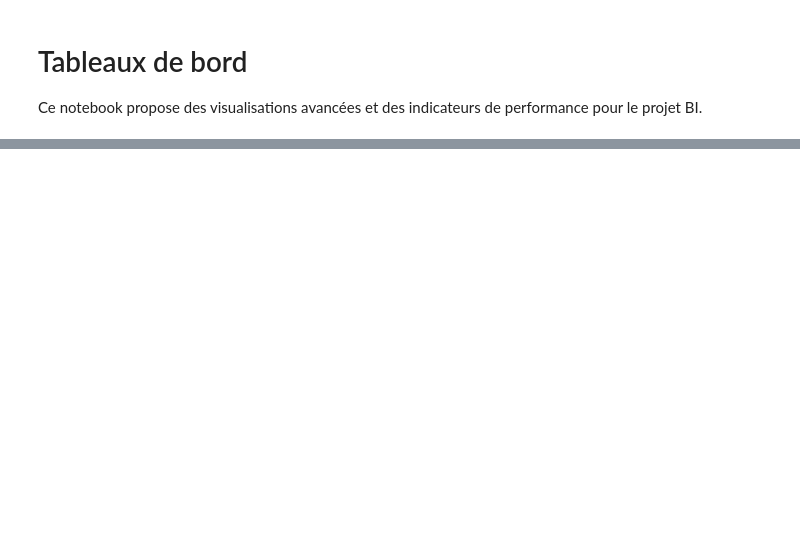
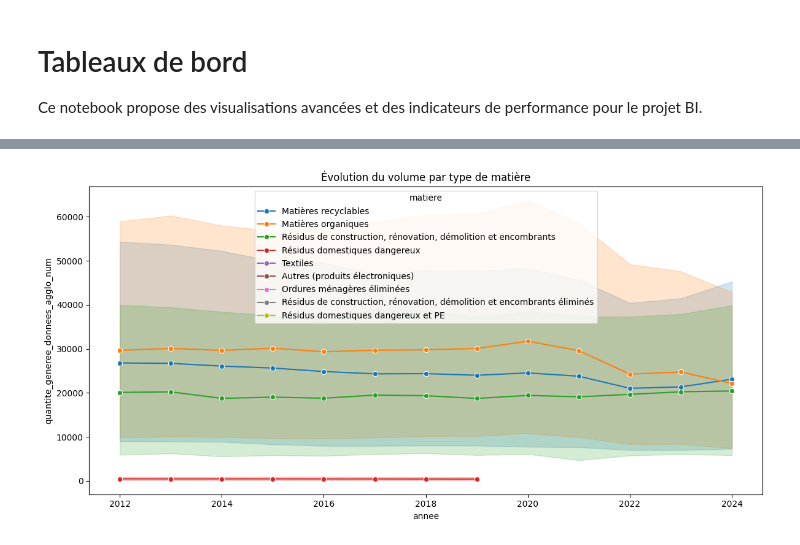
Before and after one commit to MarcTsobgny2321/MTI-ETLS_Projet_Session, a Jupyter notebook: process/06_BI_Build_Element_Tableaux_de_Bord.ipynb, the cells around one changed output, grey strips where cells are left out. Saved outputs shown, nothing was run; the diff lists cells and outputs as text; code cells hidden in the pictures; blank space fills up the shorter version.

```diff
--- a/process/06_BI_Build_Element_Tableaux_de_Bord.ipynb
+++ b/process/06_BI_Build_Element_Tableaux_de_Bord.ipynb
@@ -117,11 +128,13 @@ plt.show()
 # %%
 # Évolution du volume par type de matière au fil des années
 plt.figure(figsize=(12,6))
-sns.lineplot(data=faits_matieres, x='annee', y='quantite_generee_donnees_agglo', hue='matiere', marker='o')
+sns.lineplot(data=faits_matieres, x='annee', y='quantite_generee_donnees_agglo_num', hue='matiere', marker='o')
 plt.title('Évolution du volume par type de matière')
 plt.tight_layout()
 plt.savefig('../generated/graphs/evolution_volume_type_matiere.png')
 plt.show()
+# %% [output]
+[figure, added]
 # %%
 # Répartition (%) par type de matière (pie chart)
 # Nettoyage et conversion en numérique
```
Also changed, not shown: parts of 3 cells of this notebook.
